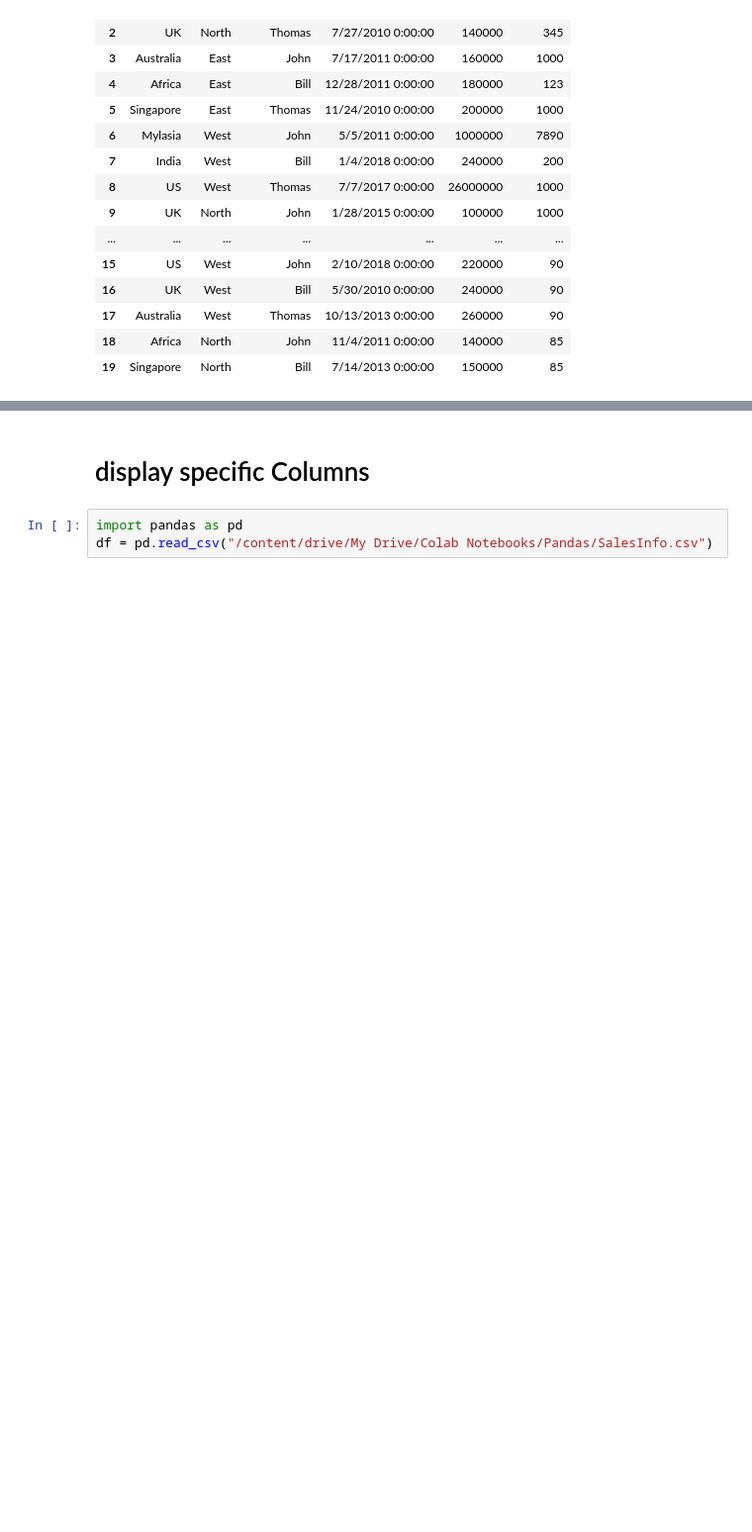
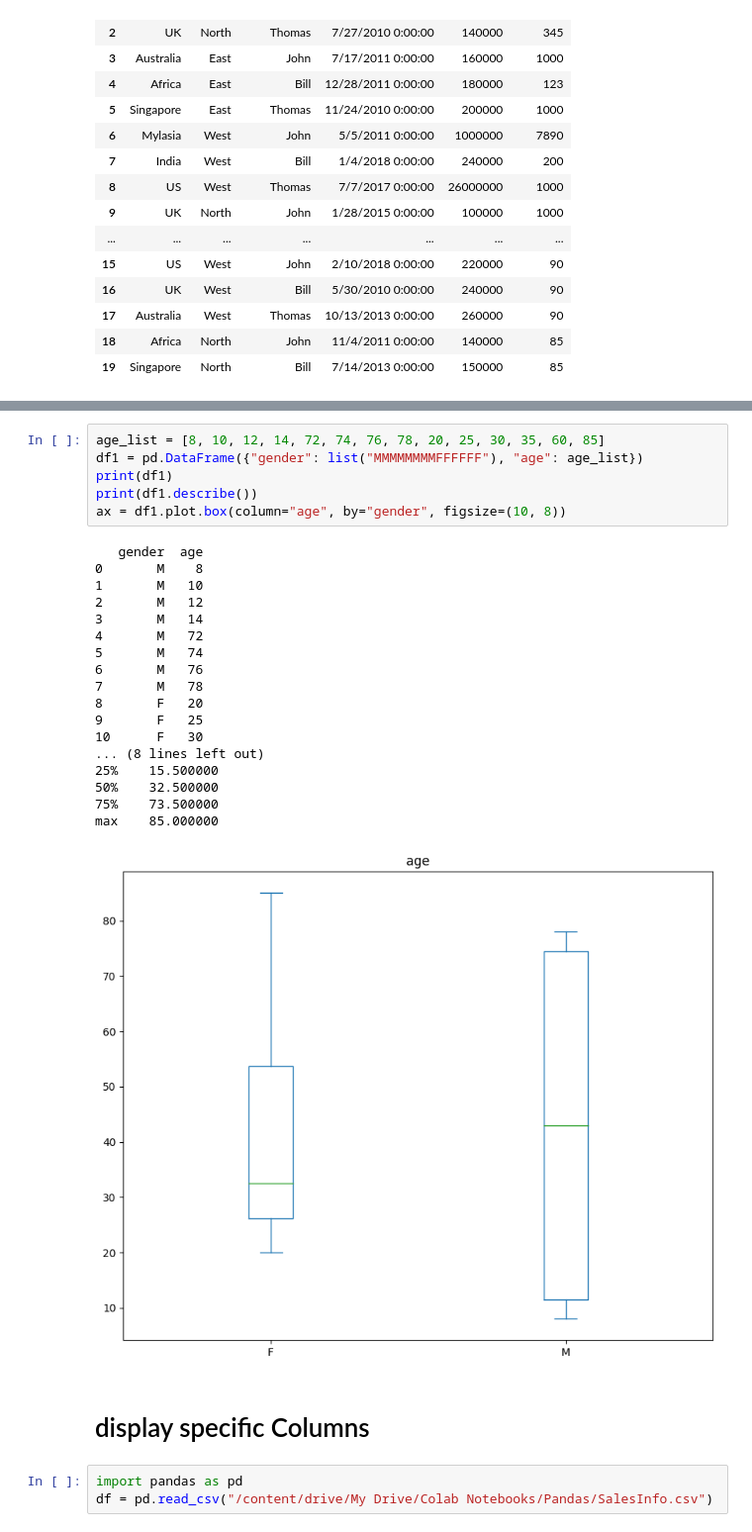
Before and after one commit to premkumarkora/pandas, a Jupyter notebook: Pandas.ipynb, the cells around one changed output, grey strips where cells are left out. Shown at 99% size. Saved outputs shown, nothing was run; the diff lists cells and outputs as text; blank space fills up the shorter version.

```diff
--- a/Pandas.ipynb
+++ b/Pandas.ipynb
@@ -47,3 +445,28 @@ df.describe() # diplays the understanding of numerical data
+# %%
+age_list = [8, 10, 12, 14, 72, 74, 76, 78, 20, 25, 30, 35, 60, 85]
+df1 = pd.DataFrame({"gender": list("MMMMMMMMFFFFFF"), "age": age_list})
+print(df1)
+print(df1.describe())
+ax = df1.plot.box(column="age", by="gender", figsize=(10, 8))
+# %% [output]
+   gender  age
+0       M    8
+1       M   10
+2       M   12
+3       M   14
+4       M   72
+5       M   74
+6       M   76
+7       M   78
+8       F   20
+9       F   25
+10      F   30
+... (8 lines left out)
+25%    15.500000
+50%    32.500000
+75%    73.500000
+max    85.000000
+[figure, added]
 # %% [markdown]
 # display specific Columns
 # %%
```
Also changed, not shown: parts of 177 cells of this notebook.
